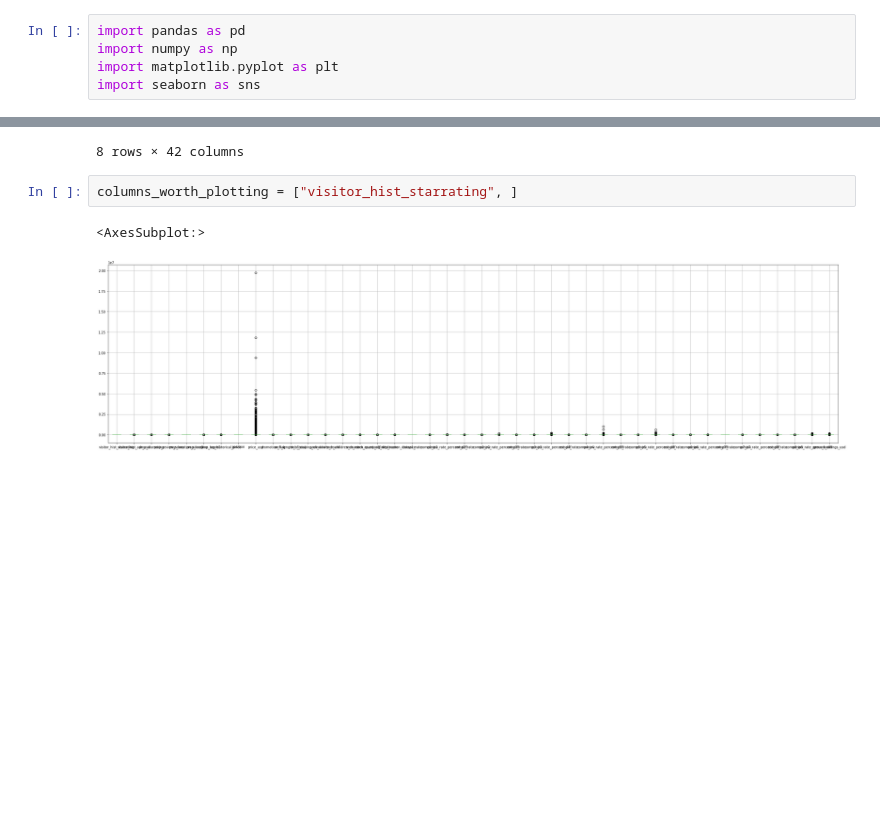
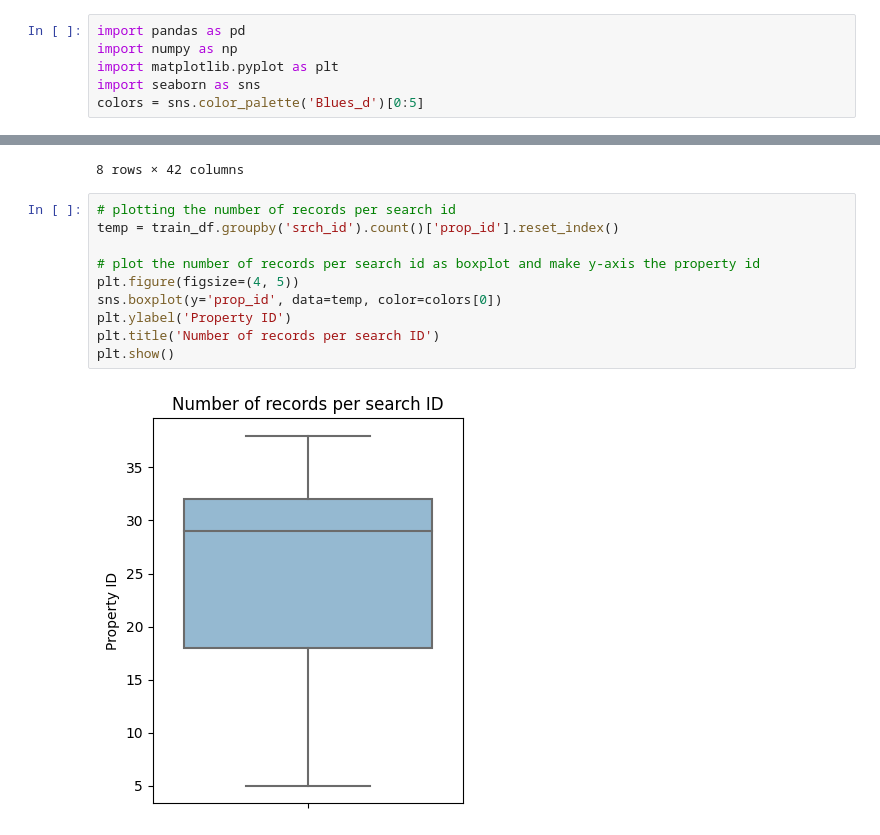
Before and after one commit to damla-jpg/data-mining-2, a Jupyter notebook: data_exploration.ipynb, the cells around one changed output, grey strips where cells are left out. Drawn from its saved outputs; the diff is of its cells as text; blank space fills up the shorter version.

Commit message:
more data data_exploration and data_preparation

```diff
--- a/data_exploration.ipynb
+++ b/data_exploration.ipynb
@@ -5,6 +5,7 @@ import pandas as pd
 import numpy as np
 import matplotlib.pyplot as plt
 import seaborn as sns
+colors = sns.color_palette('Blues_d')[0:5]
 # %%
 train_df = pd.read_csv('files/training_set_VU_DM.csv')
 test_df = pd.read_csv('files/test_set_VU_DM.csv')
@@ -86,8 +87,15 @@ temp.describe()
 | 75% | 3.930000 | 213.490000 | 4.000000e+00 | 4.500000e+00 | 4.040000e+00 | ... |
 | max | 5.000000 | 1958.700000 | 5.000000e+00 | 5.000000e+00 | 6.980000e+00 | ... |
 8 rows × 42 columns
-# %%
-columns_worth_plotting = ["visitor_hist_starrating", ]
-# %% [output]
-<AxesSubplot:>
-[figure, removed]
+# %%
+# plotting the number of records per search id
+temp = train_df.groupby('srch_id').count()['prop_id'].reset_index()
+
+# plot the number of records per search id as boxplot and make y-axis the property id
+plt.figure(figsize=(4, 5))
+sns.boxplot(y='prop_id', data=temp, color=colors[0])
+plt.ylabel('Property ID')
+plt.title('Number of records per search ID')
+plt.show()
+# %% [output]
+[figure, added]
```
Also changed, not shown: parts of 11 cells of this notebook, 2 other files.
